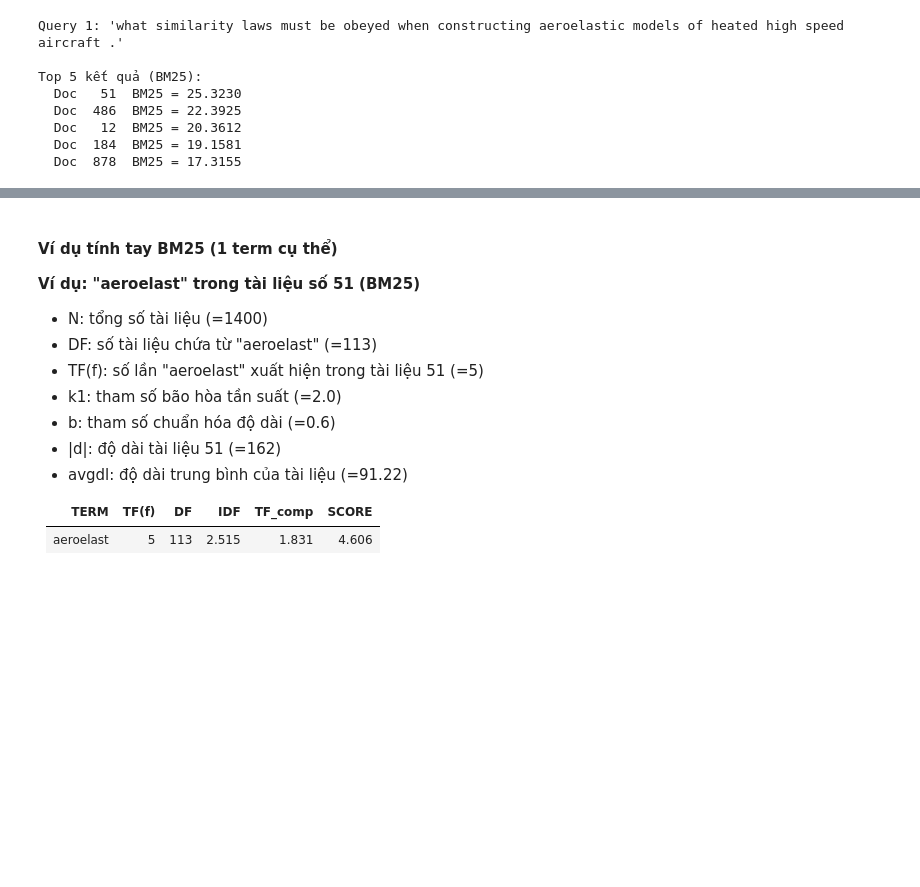
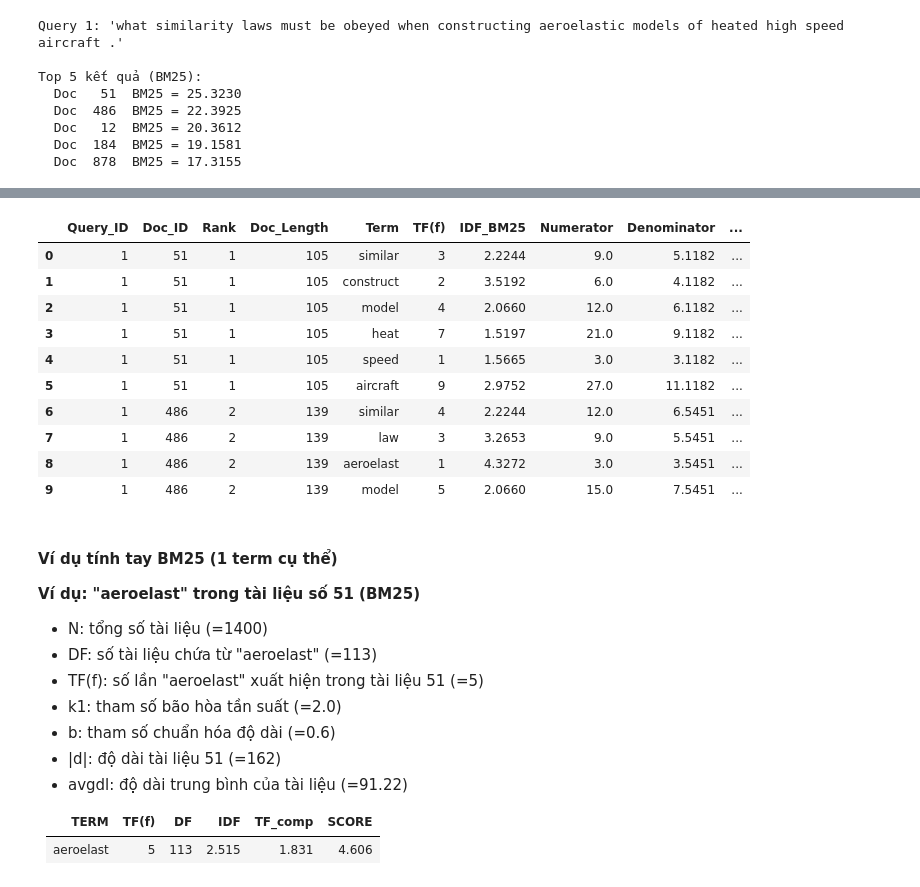
Before and after one commit to BPhucKHMT/CS419, a Jupyter notebook: final_project_cs419.ipynb, the cells around one changed output, grey strips where cells are left out. Cells and saved outputs as stored; diff of their text form; code cells hidden in the pictures; blank space fills up the shorter version.

```diff
--- a/final_project_cs419.ipynb
+++ b/final_project_cs419.ipynb
@@ -486,0 +603,70 @@ Top 5 kết quả (BM25):
+# %%
+# 1. Xuất term_bm25.csv
+term_bm25_data = []
+for term, idf in bm25_model.idf.items():
+    df = bm25_model.nd.get(term, 0)
+
+    max_tf = 0
+    max_score = 0.0
+
+    if term in vsm_index:
+        for doc_id, _ in vsm_index[term]['postings']:
+            dl = bm25_model.doc_len[doc_id]
+            f = bm25_model.doc_freqs[doc_id].get(term, 0)
+            if f > max_tf: max_tf = f
+
+            num = f * (bm25_model.k1 + 1)
+            den = f + bm25_model.k1 * (1 - bm25_model.b + bm25_model.b * dl / bm25_model.avgdl)
+            score = idf * (num / den)
+            if score > max_score: max_score = score
+
+    term_bm25_data.append({
+        'Term': term,
+        'DF': df,
+        'IDF_BM25': round(idf, 4),
+        'Max_TF': max_tf,
+        'Max_BM25_Score': round(max_score, 4)
+    })
+
+df_term_bm25 = pd.DataFrame(term_bm25_data).sort_values(by='IDF_BM25', ascending=False)
+df_term_bm25.to_csv('term_bm25.csv', index=False)
+print(f"Đã lưu {len(df_term_bm25)} dòng vào term_bm25.csv")
+
+
+# 2. Xuất query_bm25.csv (Phân rã thành phần điểm cho Top 10 doc của mỗi Query)
+query_bm25_data = []
+
+for qid, qtext in queries.items():
+    q_tokens = process_document(qtext)
+    top10_docs = search_bm25(qtext, bm25_model, k=10)
+
+    for rank, (doc_id, total_score) in enumerate(top10_docs, 1):
+        dl = bm25_model.doc_len[doc_id]
+
+        for t in q_tokens:
+            f = bm25_model.doc_freqs[doc_id].get(t, 0)
+            idf = bm25_model.idf.get(t, 0.0)
+
+            if f > 0 and idf > 0:
+                num = f * (bm25_model.k1 + 1)
+                den = f + bm25_model.k1 * (1 - bm25_model.b + bm25_model.b * dl / bm25_model.avgdl)
+                term_score = idf * (num / den)
+
+                query_bm25_data.append({
+                    'Query_ID': qid,
+                    'Doc_ID': doc_id,
+                    'Rank': rank,
+                    'Doc_Length': dl,
+                    'Term': t,
+                    'TF(f)': f,
+                    'IDF_BM25': round(idf, 4),
+                    'Numerator': round(num, 4),
+                    'Denominator': round(den, 4),
+                    'Term_BM25_Score': round(term_score, 4)
+                })
+
+df_query_bm25 = pd.DataFrame(query_bm25_data)
+df_query_bm25.to_csv('query_bm25.csv', index=False)
+print(f"Đã lưu {len(df_query_bm25)} dòng vào query_bm25.csv")
+display(df_query_bm25.head(10))
+# %% [output]
@@ -487,3 +675,14 @@ Top 5 kết quả (BM25):
+|  | Query_ID | Doc_ID | Rank | Doc_Length | Term | TF(f) | IDF_BM25 | Numerator | Denominator | ... |
+| 0 | 1 | 51 | 1 | 105 | similar | 3 | 2.2244 | 9.0 | 5.1182 | ... |
+| 1 | 1 | 51 | 1 | 105 | construct | 2 | 3.5192 | 6.0 | 4.1182 | ... |
+| 2 | 1 | 51 | 1 | 105 | model | 4 | 2.0660 | 12.0 | 6.1182 | ... |
+| 3 | 1 | 51 | 1 | 105 | heat | 7 | 1.5197 | 21.0 | 9.1182 | ... |
+| 4 | 1 | 51 | 1 | 105 | speed | 1 | 1.5665 | 3.0 | 3.1182 | ... |
+| 5 | 1 | 51 | 1 | 105 | aircraft | 9 | 2.9752 | 27.0 | 11.1182 | ... |
+| 6 | 1 | 486 | 2 | 139 | similar | 4 | 2.2244 | 12.0 | 6.5451 | ... |
+| 7 | 1 | 486 | 2 | 139 | law | 3 | 3.2653 | 9.0 | 5.5451 | ... |
+| 8 | 1 | 486 | 2 | 139 | aeroelast | 1 | 4.3272 | 3.0 | 3.5451 | ... |
+| 9 | 1 | 486 | 2 | 139 | model | 5 | 2.0660 | 15.0 | 7.5451 | ... |
 # %% [markdown]
 #### Ví dụ tính tay BM25 (1 term cụ thể)
 
```
Also changed, not shown: parts of 10 cells of this notebook, 4 other files.
